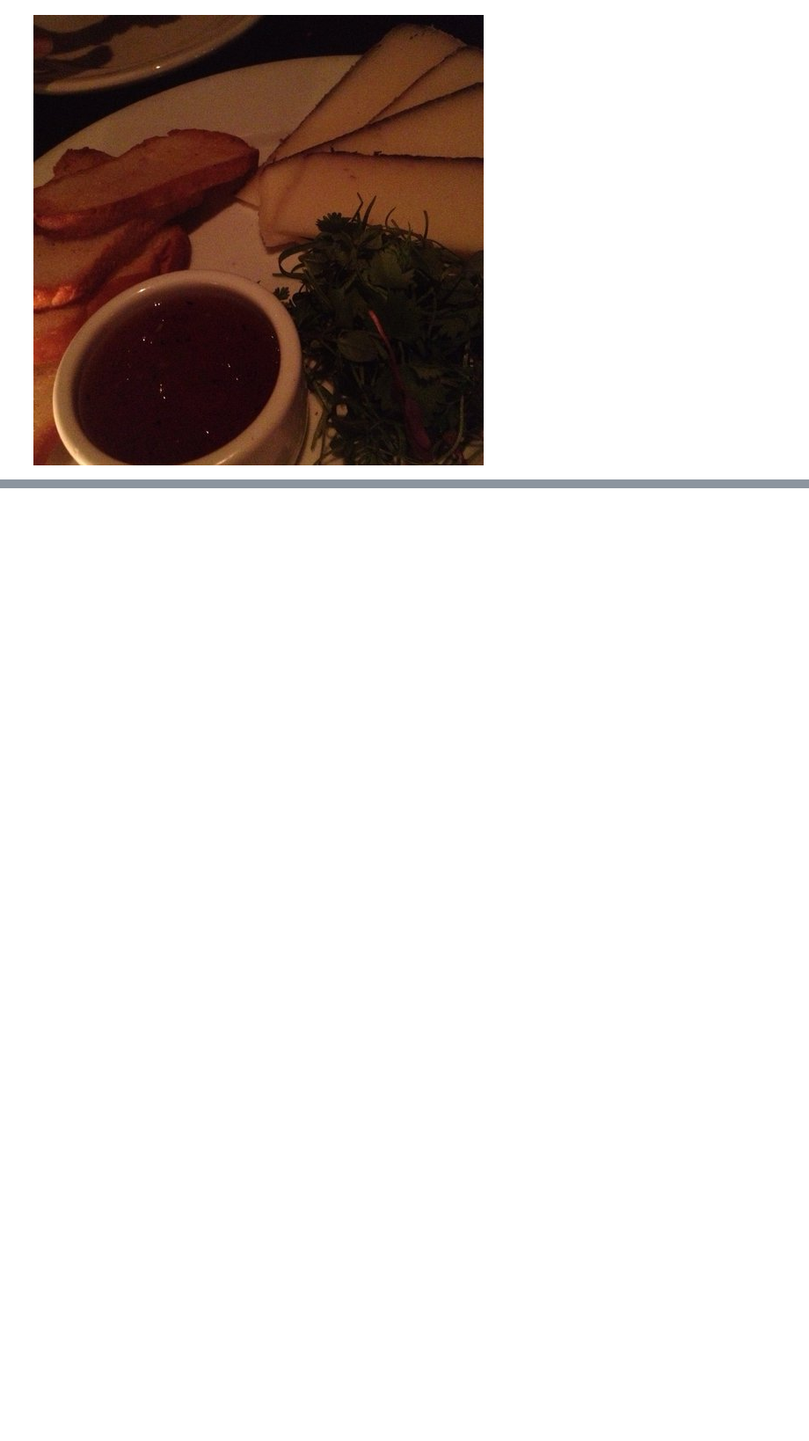
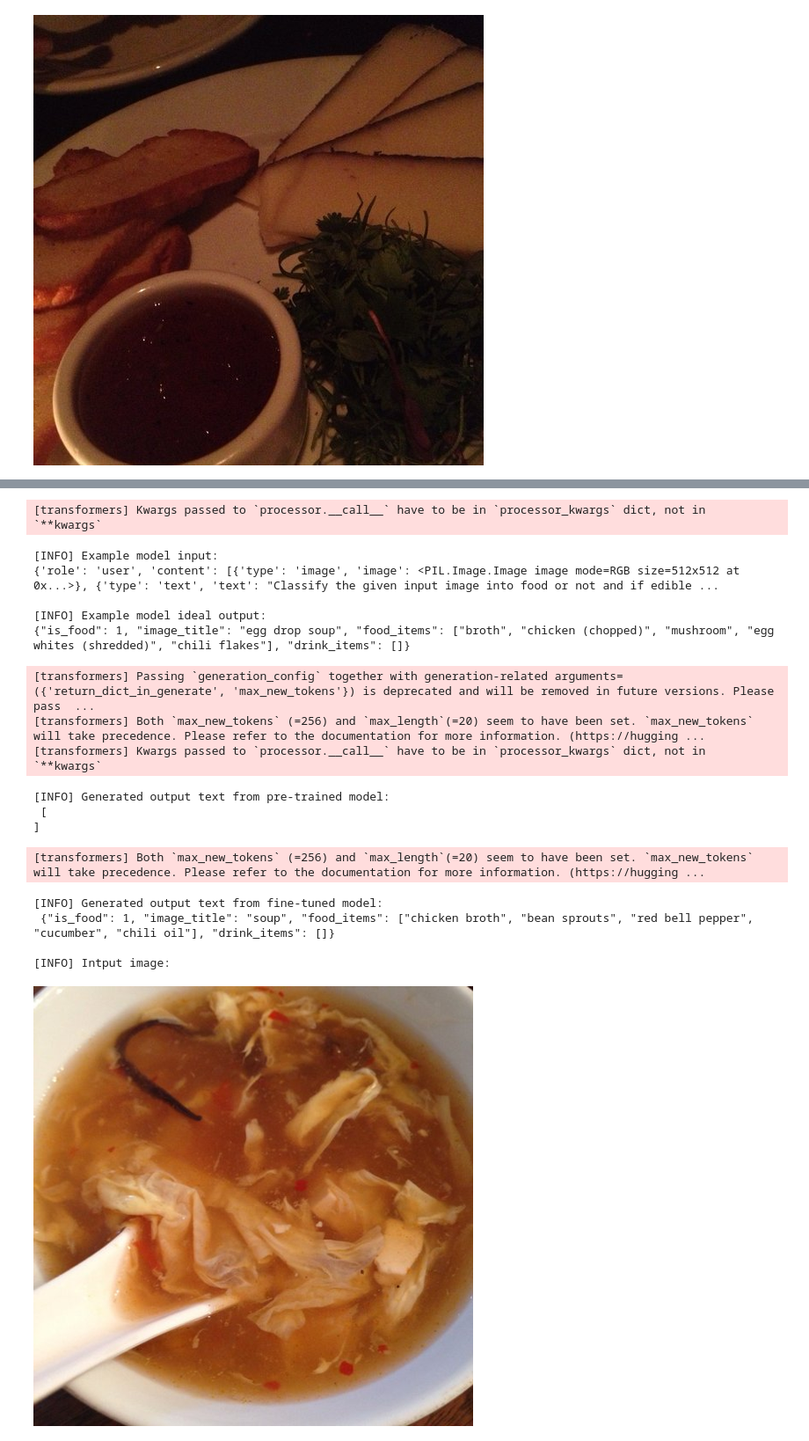
Before and after one commit to Alriyan1/fine-tune-VLM, a Jupyter notebook: main.ipynb, the cells around one changed output, grey strips where cells are left out. Shown at 88% size. Cells and saved outputs as stored; diff of their text form; code cells hidden in the pictures; blank space fills up the shorter version.

```diff
--- a/main.ipynb
+++ b/main.ipynb
@@ -245,0 +544,66 @@ processor = AutoProcessor.from_pretrained(MODEL_ID)
+# %%
+from transformers import pipeline
+
+pt_pipe = pipeline(
+    "image-text-to-text",
+    model=MODEL_ID,
+    dtype=torch.bfloat16
+)
+
+pt_pipe.model.generation_config.do_sample = False
+pt_pipe.model.generation_config.pad_token_id = processor.tokenizer.eos_token_id
+
+ft_pipe = pipeline(
+    "image-text-to-text",
+    model=CHECKPOINT_DIR_NAME,
+    dtype=torch.bfloat16
+)
+
+ft_pipe.model.generation_config.do_sample = True
+ft_pipe.model.generation_config.pad_token_id = processor.tokenizer.eos_token_id
+# %%
+import random
+
+random_val_sample = random.choice(val_dataset)
+random_val_sample_model_input = random_val_sample["messages"][1]
+random_val_sample_image = random_val_sample_model_input["content"][0]["image"]
+random_val_sample_model_output = random_val_sample["messages"][-1]
+
+# Print out the ideal input and outputs
+print(f"[INFO] Example model input:\n{random_val_sample_model_input}")
+print()
+print(f"[INFO] Example model ideal output:\n{random_val_sample_model_output["content"][0]["text"]}")
+
+# Perform a forward pass with the base model
+pt_pipe_output = pt_pipe(text=[random_val_sample_model_input],
+                         max_new_tokens=256)
+pt_pipe_output_text = pt_pipe_output[0]["generated_text"][-1]["content"]
+print(f"\n[INFO] Generated output text from pre-trained model:\n{pt_pipe_output_text}\n")
+
+# Perform a forward pass with the fine-tuned model
+ft_pipe_output = ft_pipe(text=[random_val_sample_model_input],
+                         max_new_tokens=256)
+ft_pipe_output_text = ft_pipe_output[0]["generated_text"][-1]["content"]
+print(f"\n[INFO] Generated output text from fine-tuned model:\n{ft_pipe_output_text}\n")
+
+print(f"[INFO] Intput image:")
+random_val_sample_image.resize(size=(500, 500))
+# %% [output]
+[transformers] Kwargs passed to `processor.__call__` have to be in `processor_kwargs` dict, not in `**kwargs`
+[INFO] Example model input:
+{'role': 'user', 'content': [{'type': 'image', 'image': <PIL.Image.Image image mode=RGB size=512x512 at 0x...>}, {'type': 'text', 'text': "Classify the given input image into food or not and if edible ...
+
+[INFO] Example model ideal output:
+{"is_food": 1, "image_title": "egg drop soup", "food_items": ["broth", "chicken (chopped)", "mushroom", "egg whites (shredded)", "chili flakes"], "drink_items": []}
+[transformers] Passing `generation_config` together with generation-related arguments=({'return_dict_in_generate', 'max_new_tokens'}) is deprecated and will be removed in future versions. Please pass  ...
+[transformers] Both `max_new_tokens` (=256) and `max_length`(=20) seem to have been set. `max_new_tokens` will take precedence. Please refer to the documentation for more information. (https://hugging ...
+[transformers] Kwargs passed to `processor.__call__` have to be in `processor_kwargs` dict, not in `**kwargs`
+[INFO] Generated output text from pre-trained model:
+ [
+]
+[transformers] Both `max_new_tokens` (=256) and `max_length`(=20) seem to have been set. `max_new_tokens` will take precedence. Please refer to the documentation for more information. (https://hugging ...
+[INFO] Generated output text from fine-tuned model:
+ {"is_food": 1, "image_title": "soup", "food_items": ["chicken broth", "bean sprouts", "red bell pepper", "cucumber", "chili oil"], "drink_items": []}
+
+[INFO] Intput image:
+[figure, added]
```
Also changed, not shown: parts of 20 cells of this notebook, 1 other file.
